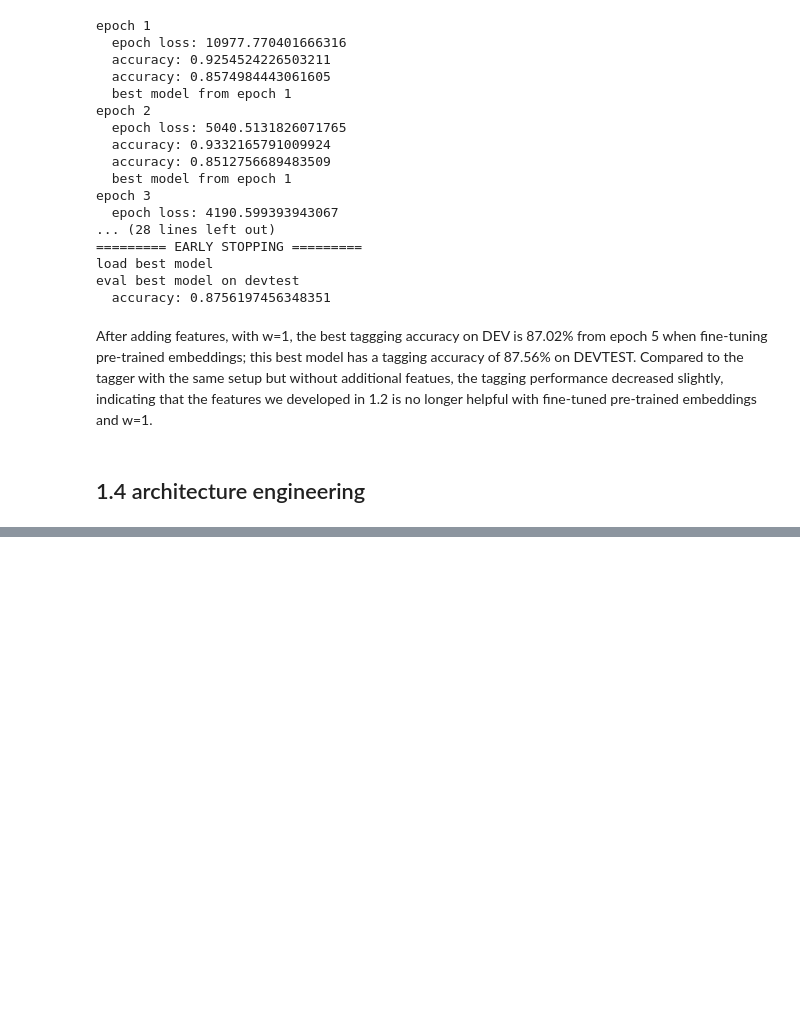
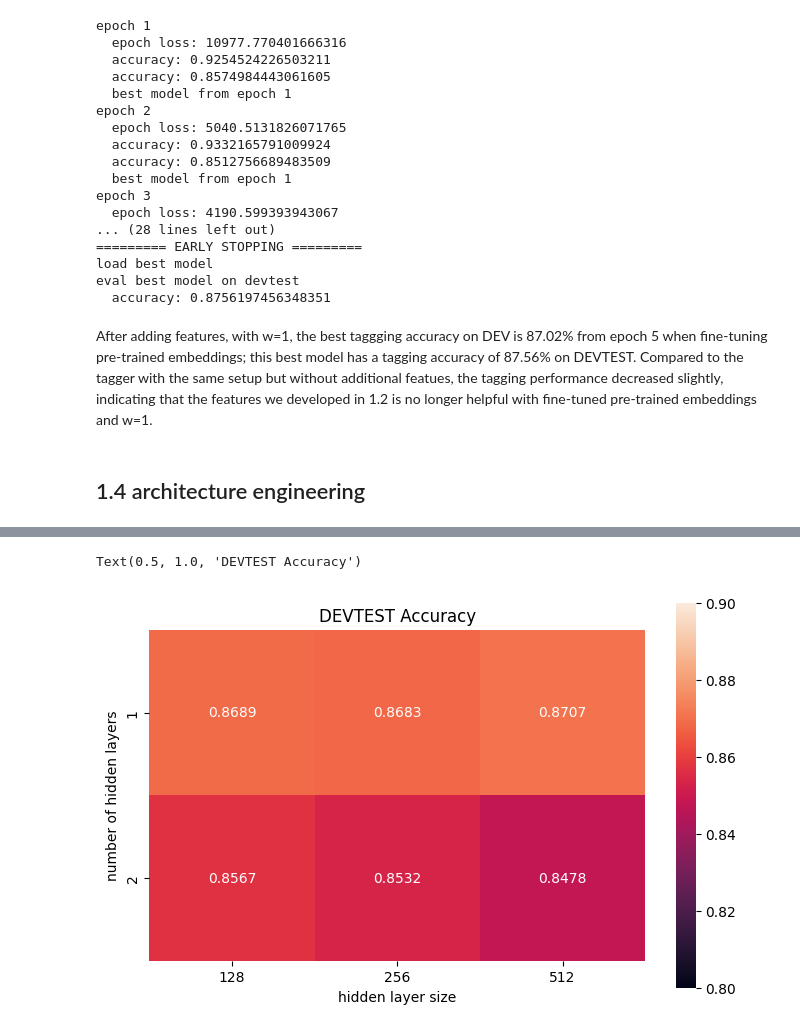
Before and after one commit to shaangao/NNPOS, a Jupyter notebook: NNPOS.ipynb, the cells around one changed output, grey strips where cells are left out. Drawn from its saved outputs; the diff is of its cells as text; code cells hidden in the pictures; blank space fills up the shorter version.

```diff
--- a/NNPOS.ipynb
+++ b/NNPOS.ipynb
@@ -980,0 +983,29 @@ We will fine-tuned pretrianed embeddings configuration without additional featur
+# %%
+# construct datasets: w = 2, pretrained 30k vocab encoding
+train_w2_30k = POSDataset(dataset=twpos_train, dataset_orig=orig_train, word2idx=word2idx_emb_pretrained_vocab, tag2idx=le, w=2, feature_funcs=None)
+dev_w2_30k = POSDataset(dataset=twpos_dev, dataset_orig=orig_dev, word2idx=word2idx_emb_pretrained_vocab, tag2idx=le, w=2, feature_funcs=None)
+devtest_w2_30k = POSDataset(dataset=twpos_devtest, dataset_orig=orig_devtest, word2idx=word2idx_emb_pretrained_vocab, tag2idx=le, w=2, feature_funcs=None)
+# %%
+# instantiate model
+tagger_w2_tunedpretrained = FeedForwardNN(w=2, vocab_size=len(emb_pretrained_vocab), emb_dim=50, nfeatures=0,
+                                          layer_sizes=[128, len(all_tags)],  # last layer is the output layer
+                                          layer_acts=[nn.Tanh(), nn.Identity()],   # nn.CrossEntropyLoss() already includes softmax transformation
+                                          pretrained_emb=emb_pretrained, emb_freeze=False)
+
+# instantiate optimizer
+sgd = optim.SGD(tagger_w2_tunedpretrained.parameters(), lr=0.02)
+
+# train and eval
+epoch_losses, train_evals, dev_evals, devtest_eval = main_process(
+                                          model=tagger_w2_tunedpretrained,
+                                          name='tagger_w2_tunedpretrained',  # file name used for using checkpoint
+                                          optimizer=sgd,
+                                          criterion=nn.CrossEntropyLoss(),   # objective: log loss
+                                          train_data=train_w2_30k,
+                                          batch_size=1,
+                                          shuffle=True,
+                                          val_data=dev_w2_30k,
+                                          test_data=devtest_w2_30k,
+                                          max_epochs=20,
+                                          early_stopping=3   # when dev eval doesn't improve for 3 consecutive epochs
+                                      )
@@ -980,0 +1105,18 @@ We will fine-tuned pretrianed embeddings configuration without additional featur
+# %%
+fig, ax = plt.subplots(figsize=(8, 5))
+
+sns.heatmap(devtest_evals_all,
+            fmt='.4f',
+            vmin=0.8,
+            vmax=0.9,
+            annot=True,
+            square=True,
+            xticklabels=['128', '256', '512'],
+            yticklabels=['1', '2'],
+            ax=ax)
+ax.set_xlabel('hidden layer size')
+ax.set_ylabel('number of hidden layers')
+ax.set_title('DEVTEST Accuracy')
+# %% [output]
+Text(0.5, 1.0, 'DEVTEST Accuracy')
+[figure, added]
```
Also changed, not shown: parts of 11 cells of this notebook.
